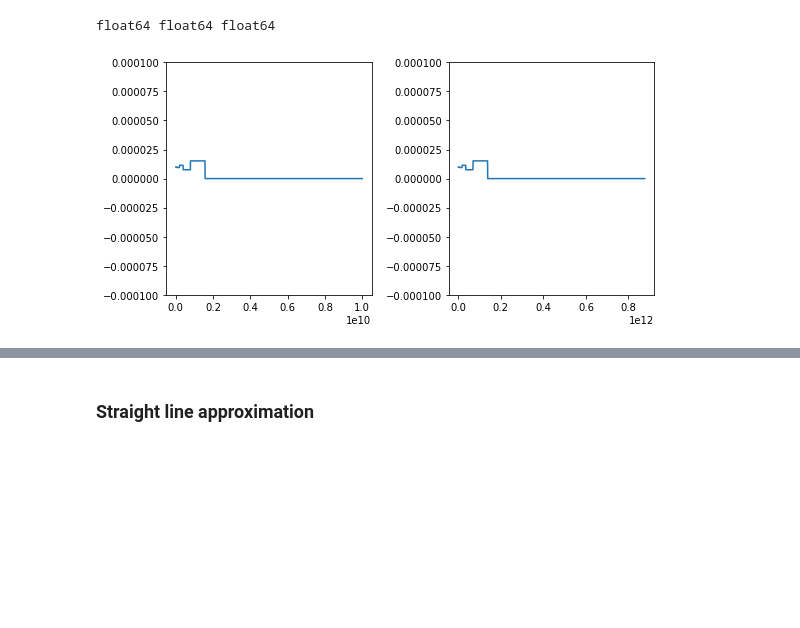
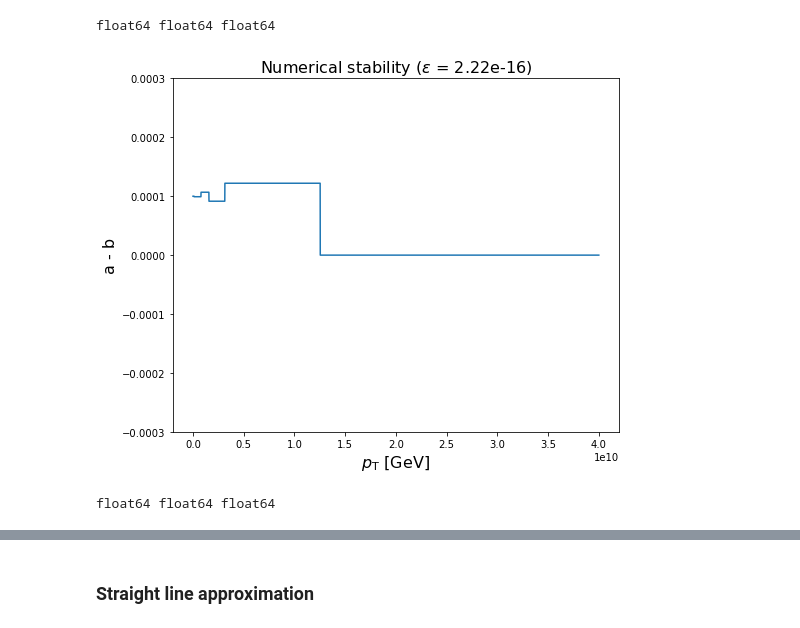
Before and after one commit to srosenzweig09/L1TMuonSimulationsMar2017, a Jupyter notebook: Analyzers/test8/sign_of_d0.ipynb, the cells around one changed output, grey strips where cells are left out. Drawn from its saved outputs; the diff is of its cells as text; code cells hidden in the pictures; blank space fills up the shorter version.

```diff
--- a/Analyzers/test8/sign_of_d0.ipynb
+++ b/Analyzers/test8/sign_of_d0.ipynb
@@ -389,24 +397,37 @@ plt.show()
 # %% [markdown]
 ### Numerical stability
 # %%
-step = 1e5
-x = np.arange(1, 1e10, step)
+step = 1e6
+x = np.arange(1, 4e10, step)
 y = x/(0.003 * 3.8)  # R
-d0 = 1e-5
+d0 = 1e-4  # micron
 y1 = y + d0
 y2 = y1 - y
 
 print x.dtype, y.dtype, y1.dtype
-#print y2
 # %% [output]
 float64 float64 float64
-# %%
-fig, axs = plt.subplots(1,2, figsize=(8,4), tight_layout=True)
-axs[0].plot(x, y2)
-axs[0].set_ylim(-d0*10, d0*10)
-axs[1].plot(y, y2)
-axs[1].set_ylim(-d0*10, d0*10)
-
-plt.show()
-# %% [output]
-[figure, removed]
+# %%
+fig, ax = plt.subplots(figsize=(8,6.5))
+ax.plot(x, y2)
+#ax.plot(y, y2)
+ax.set_title(r'Numerical stability ($\epsilon$ = 2.22e-16)', fontsize=16)
+ax.set_xlabel(r'$p_{\mathrm{T}}$ [GeV]', fontsize=16)
+ax.set_ylabel(r'a - b', fontsize=16)
+ax.set_ylim(-d0*3, d0*3)
+
+plt.show()
+# %% [output]
+[figure, added]
+# %%
+step = 1e18
+x = np.arange(1, 1e22, step)
+y = x/(0.003 * 3.8)  # R
+y1 = 50 - y
+y2 = 50 + y
+#y3 = np.hypot(y1, y2)
+y3 = np.sqrt(np.square(y1) + np.square(y2))
+
+print x.dtype, y.dtype, y1.dtype
+# %% [output]
+float64 float64 float64
```
Also changed, not shown: parts of 18 cells of this notebook.
